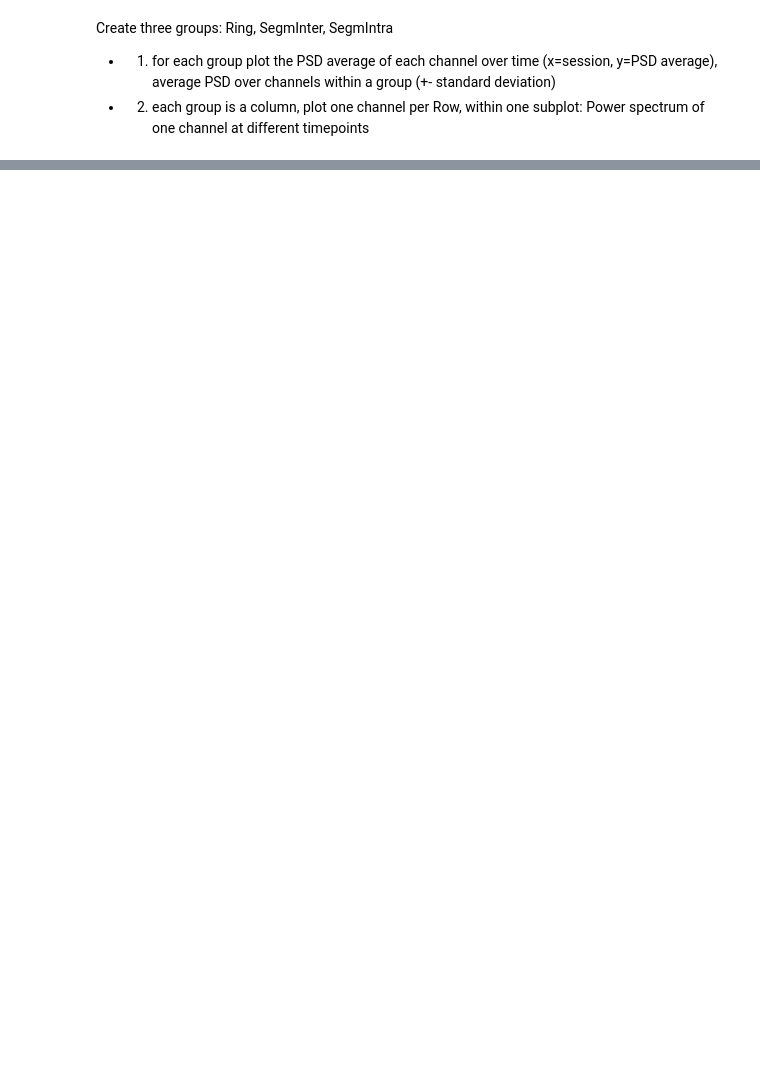
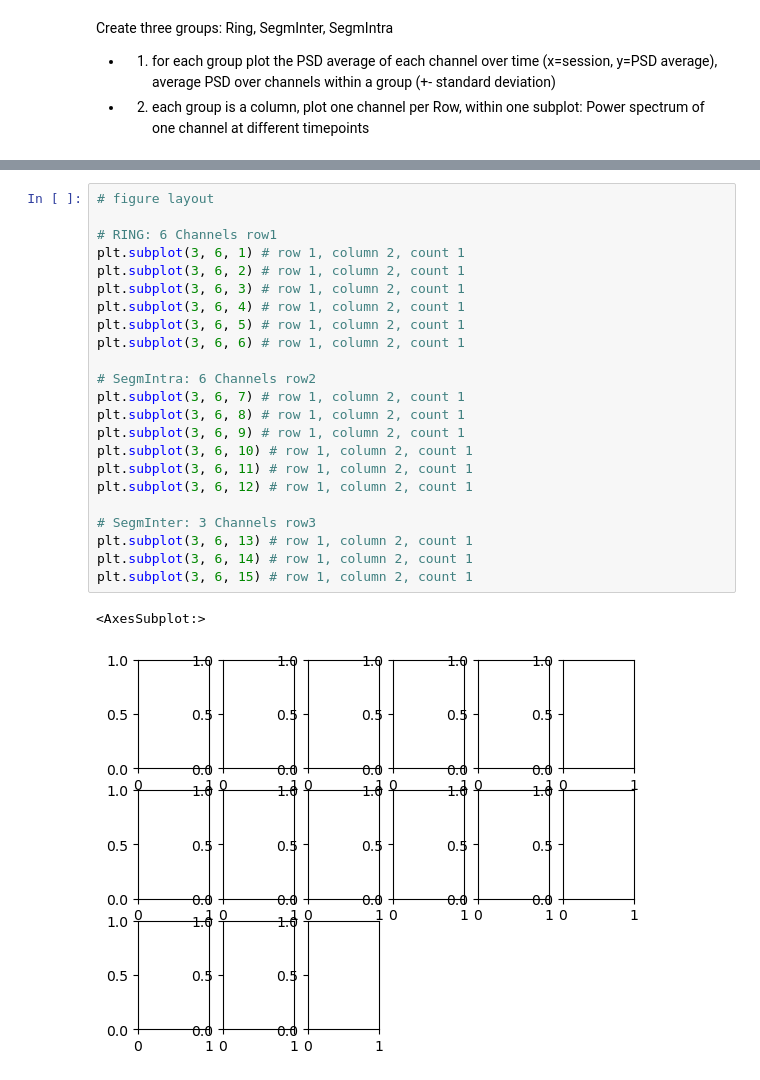
Before and after one commit to JKBehnke/BetaSenSightLongterm, a Jupyter notebook: code/notebooks/LongitudinalBetaAnalysis.ipynb, the cells around one changed output, grey strips where cells are left out. Drawn from its saved outputs; the diff is of its cells as text; blank space fills up the shorter version.

```diff
--- a/code/notebooks/LongitudinalBetaAnalysis.ipynb
+++ b/code/notebooks/LongitudinalBetaAnalysis.ipynb
@@ -176,0 +251,26 @@ Create three groups: Ring, SegmInter, SegmIntra
+# %%
+# figure layout
+
+# RING: 6 Channels row1
+plt.subplot(3, 6, 1) # row 1, column 2, count 1
+plt.subplot(3, 6, 2) # row 1, column 2, count 1
+plt.subplot(3, 6, 3) # row 1, column 2, count 1
+plt.subplot(3, 6, 4) # row 1, column 2, count 1
+plt.subplot(3, 6, 5) # row 1, column 2, count 1
+plt.subplot(3, 6, 6) # row 1, column 2, count 1
+
+# SegmIntra: 6 Channels row2
+plt.subplot(3, 6, 7) # row 1, column 2, count 1
+plt.subplot(3, 6, 8) # row 1, column 2, count 1
+plt.subplot(3, 6, 9) # row 1, column 2, count 1
+plt.subplot(3, 6, 10) # row 1, column 2, count 1
+plt.subplot(3, 6, 11) # row 1, column 2, count 1
+plt.subplot(3, 6, 12) # row 1, column 2, count 1
+
+# SegmInter: 3 Channels row3
+plt.subplot(3, 6, 13) # row 1, column 2, count 1
+plt.subplot(3, 6, 14) # row 1, column 2, count 1
+plt.subplot(3, 6, 15) # row 1, column 2, count 1
+# %% [output]
+<AxesSubplot:>
+[figure, added]
```
Also changed, not shown: parts of 10 cells of this notebook.
